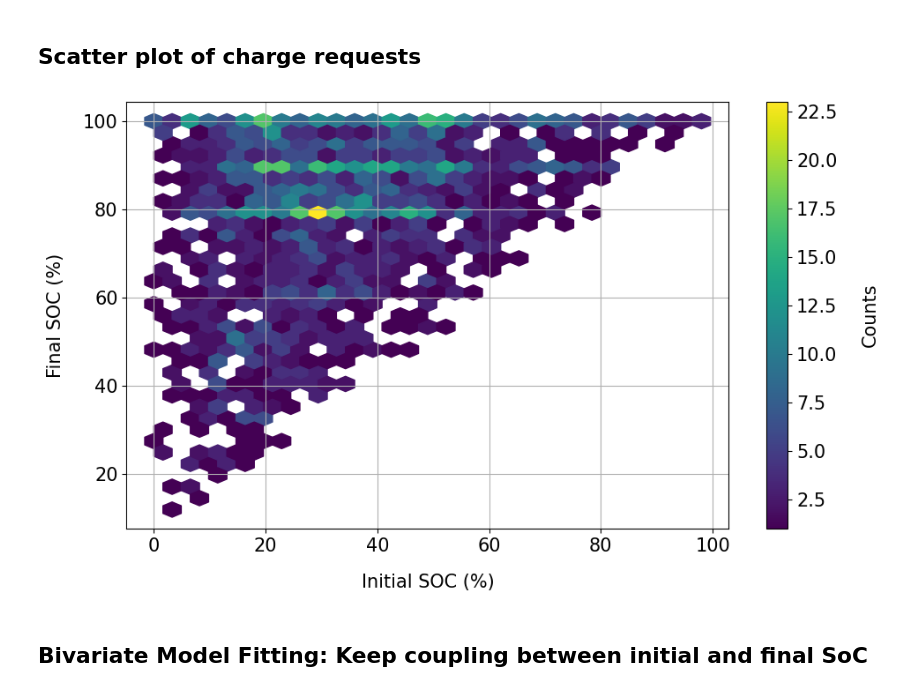
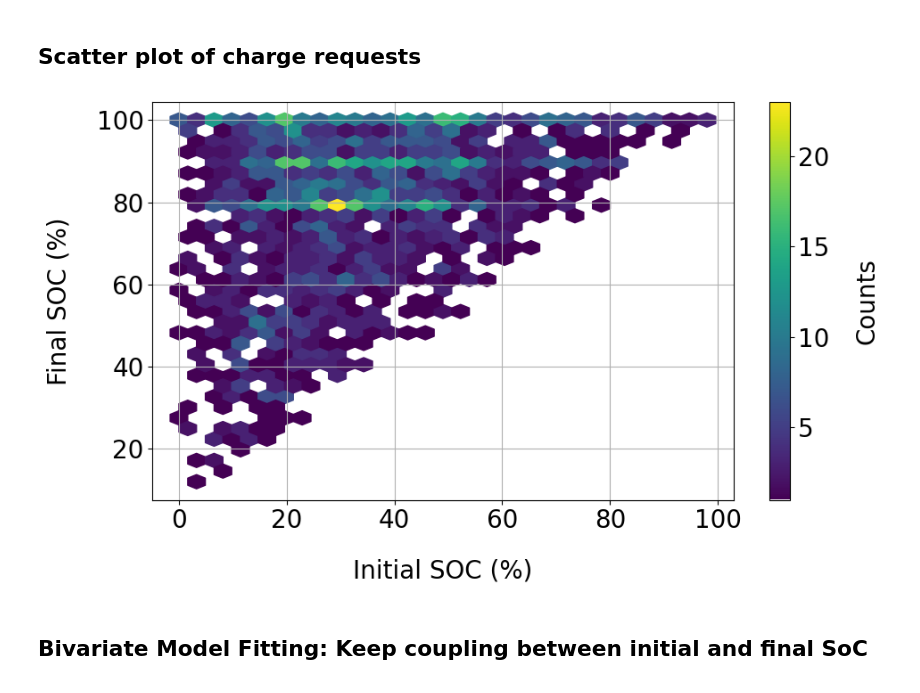
Before and after one commit to Sabri2001/v2g_mechanism_project, a Jupyter notebook: analyses/soc_distribution.ipynb, the cells around one changed output. Cells and saved outputs as stored; diff of their text form; code cells hidden in the pictures.

```diff
--- a/analyses/soc_distribution.ipynb
+++ b/analyses/soc_distribution.ipynb
@@ -91,21 +91,23 @@ plt.show()
 # %% [markdown]
 ## Scatter plot of charge requests
 # %%
-# Set global font size to 15
-plt.rcParams.update({'font.size': 15})
+# Set global font size to 20
+plt.rcParams.update({'font.size': 20})
 
 plt.figure(figsize=(10, 6))
 hb = plt.hexbin(data[initial_soc_col], data[final_soc_col], gridsize=30, cmap='viridis', mincnt=1)
-plt.xlabel('Initial SOC (%)', labelpad=15)
-plt.ylabel('Final SOC (%)', labelpad=15)
+plt.xlabel('Initial SOC (%)', labelpad=20)
+plt.ylabel('Final SOC (%)', labelpad=20)
 cb = plt.colorbar(hb)
 # Increase the distance between the "Counts" label and the colorbar by adjusting labelpad
 cb.set_label('Counts', labelpad=20)
 plt.grid(True)
 plt.tight_layout()
+
+plt.savefig('./figures/charge_requests.pdf', bbox_inches='tight')
 plt.show()
 # %% [output]
-[figure, old version]
+[figure, new version]
 # %% [markdown]
 ## Bivariate Model Fitting: Keep coupling between initial and final SoC
 # %%
```
Also changed, not shown: parts of 5 cells of this notebook, 14 other files.
